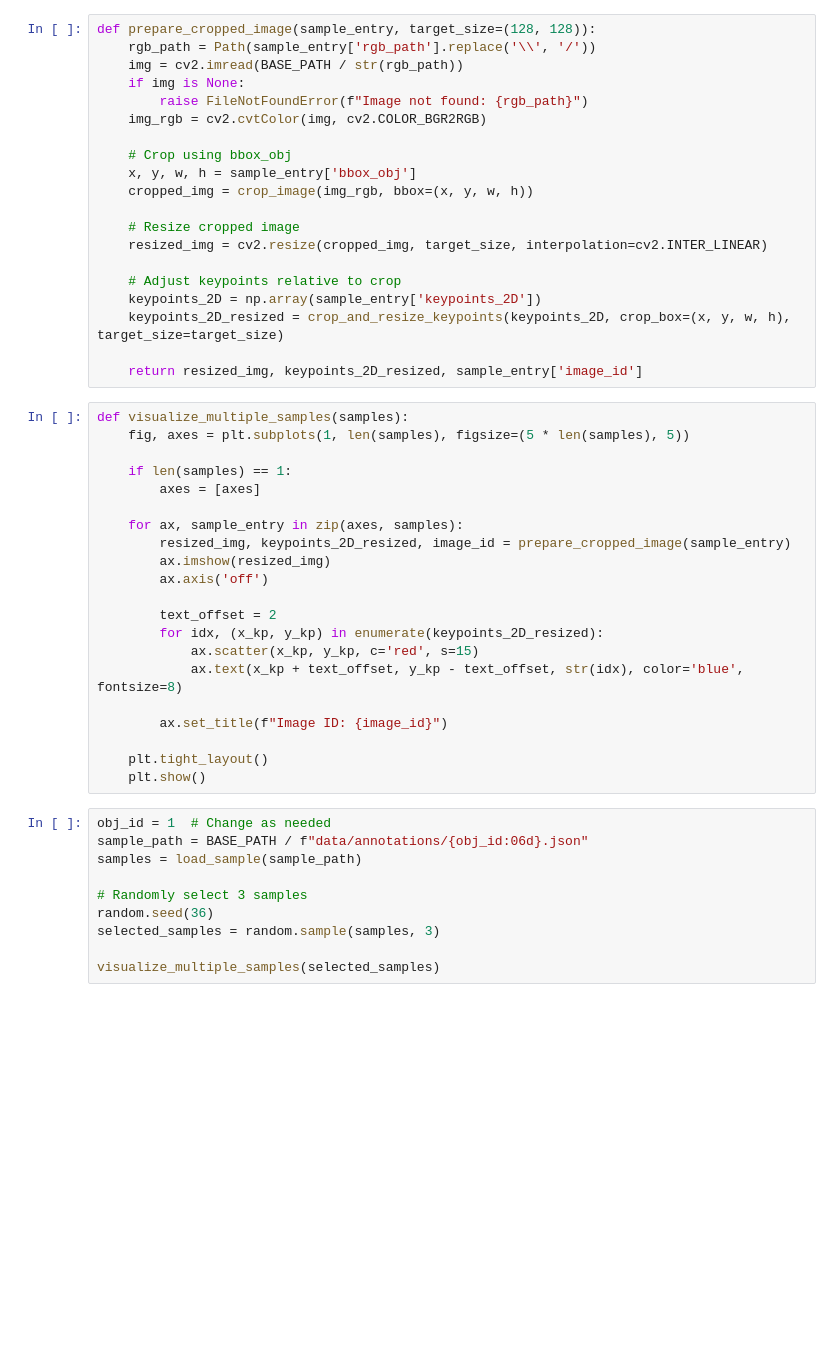
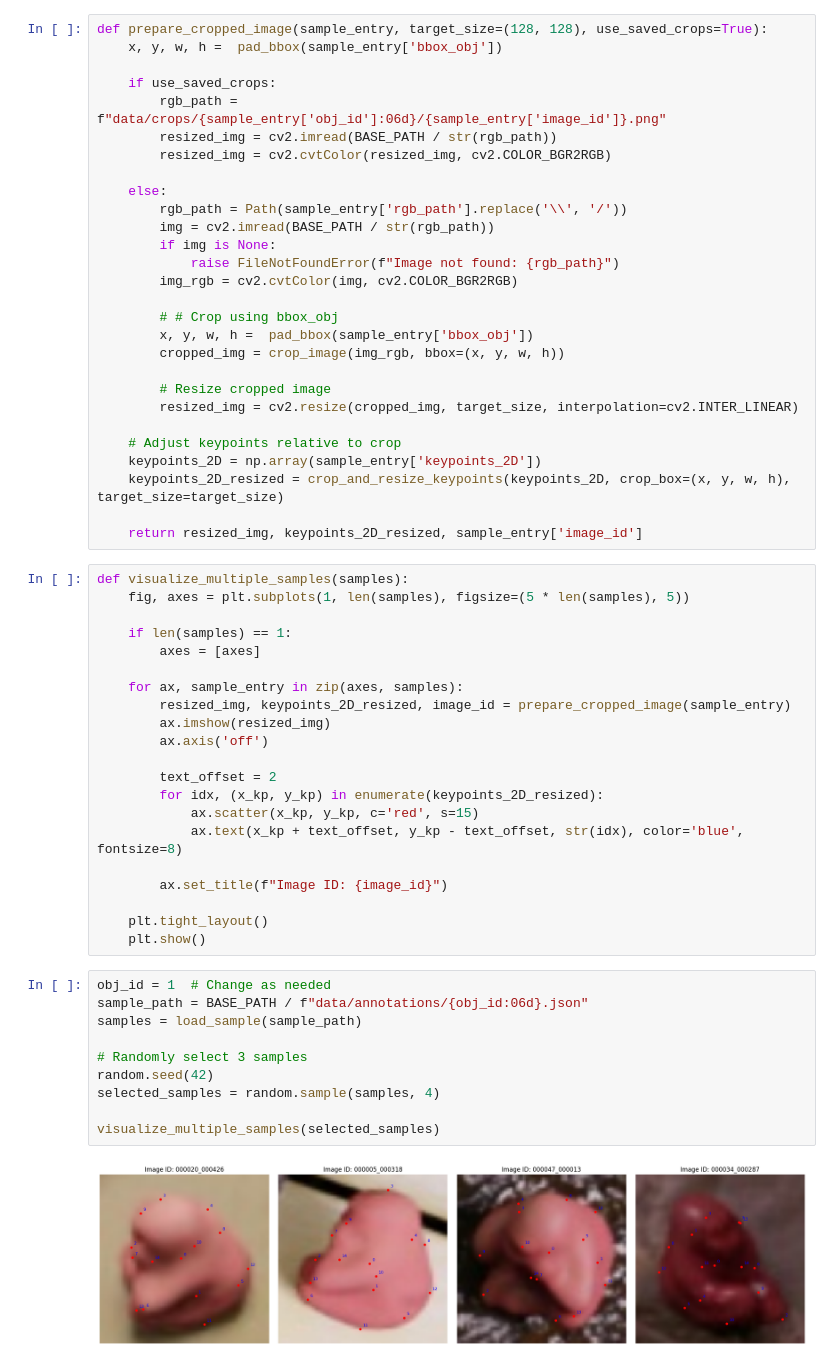
Before and after one commit to loveakinlesi/Robust6DNet, a Jupyter notebook: evaluation/validations/keypoints_2d.ipynb, the cells around one changed output. Cells and saved outputs as stored; diff of their text form; blank space fills up the shorter version.

```diff
--- a/evaluation/validations/keypoints_2d.ipynb
+++ b/evaluation/validations/keypoints_2d.ipynb
@@ -22,19 +22,27 @@ def load_sample(sample_path):
         samples = json.load(f)
     return samples
 # %%
-def prepare_cropped_image(sample_entry, target_size=(128, 128)):
-    rgb_path = Path(sample_entry['rgb_path'].replace('\\', '/'))
-    img = cv2.imread(BASE_PATH / str(rgb_path))
-    if img is None:
-        raise FileNotFoundError(f"Image not found: {rgb_path}")
-    img_rgb = cv2.cvtColor(img, cv2.COLOR_BGR2RGB)
+def prepare_cropped_image(sample_entry, target_size=(128, 128), use_saved_crops=True):
+    x, y, w, h =  pad_bbox(sample_entry['bbox_obj'])
 
-    # Crop using bbox_obj
-    x, y, w, h = sample_entry['bbox_obj']
-    cropped_img = crop_image(img_rgb, bbox=(x, y, w, h))
+    if use_saved_crops:
+        rgb_path = f"data/crops/{sample_entry['obj_id']:06d}/{sample_entry['image_id']}.png"
+        resized_img = cv2.imread(BASE_PATH / str(rgb_path))
+        resized_img = cv2.cvtColor(resized_img, cv2.COLOR_BGR2RGB)
 
-    # Resize cropped image
-    resized_img = cv2.resize(cropped_img, target_size, interpolation=cv2.INTER_LINEAR)
+    else:
+        rgb_path = Path(sample_entry['rgb_path'].replace('\\', '/'))
+        img = cv2.imread(BASE_PATH / str(rgb_path))
+        if img is None:
+            raise FileNotFoundError(f"Image not found: {rgb_path}")
+        img_rgb = cv2.cvtColor(img, cv2.COLOR_BGR2RGB)
+
+        # # Crop using bbox_obj
+        x, y, w, h =  pad_bbox(sample_entry['bbox_obj'])
+        cropped_img = crop_image(img_rgb, bbox=(x, y, w, h))
+
+        # Resize cropped image
+        resized_img = cv2.resize(cropped_img, target_size, interpolation=cv2.INTER_LINEAR)
 
     # Adjust keypoints relative to crop
     keypoints_2D = np.array(sample_entry['keypoints_2D'])
@@ -65,10 +73,12 @@ def visualize_multiple_samples(samples):
 # %%
 obj_id = 1  # Change as needed
 sample_path = BASE_PATH / f"data/annotations/{obj_id:06d}.json"
 samples = load_sample(sample_path)
 
 # Randomly select 3 samples
-random.seed(36)
-selected_samples = random.sample(samples, 3)
+random.seed(42)
+selected_samples = random.sample(samples, 4)
 
 visualize_multiple_samples(selected_samples)
+# %% [output]
+[figure, added]
```
Also changed, not shown: parts of 1 cell of this notebook, 2 other files.
